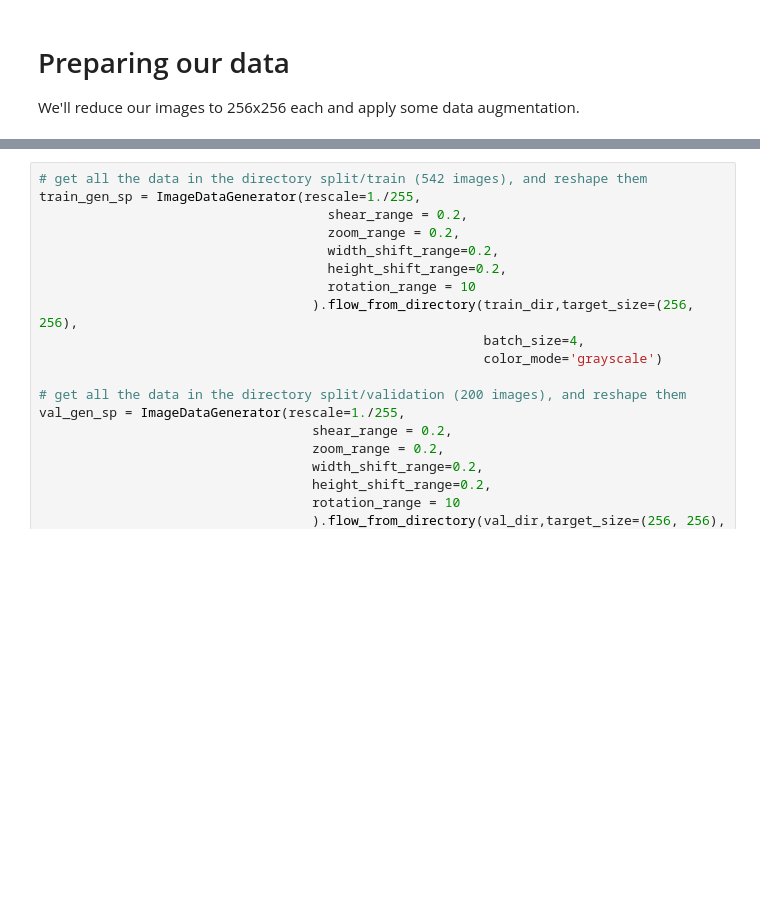
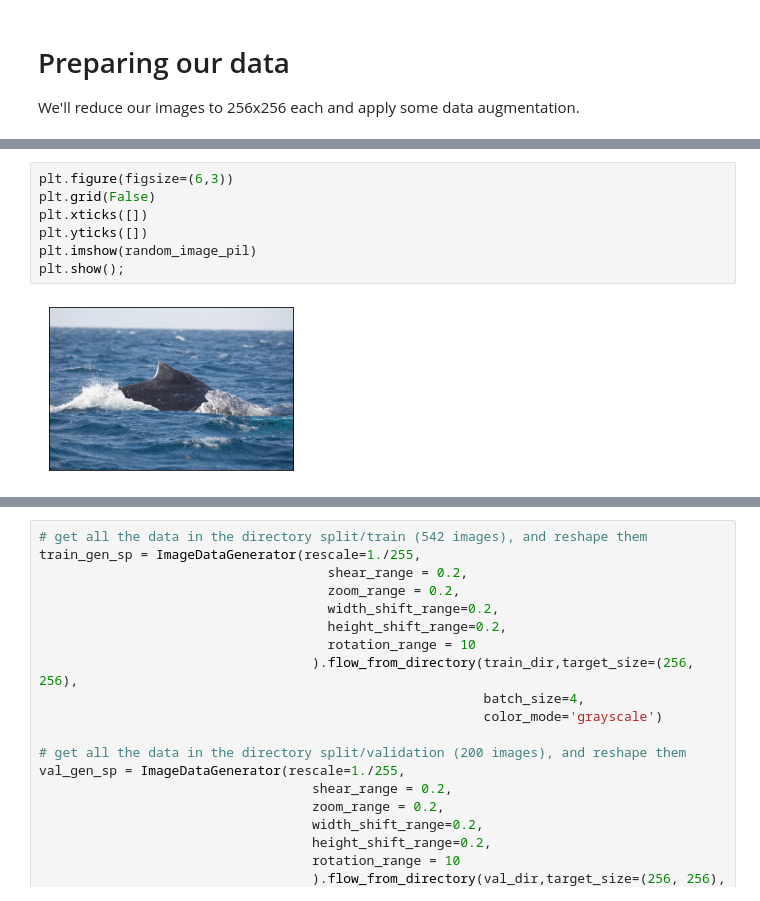
Before and after one commit to snakeeyes021/happywhale, a Jupyter notebook: initial-setup-final.ipynb, the cells around one changed output, grey strips where cells are left out. Saved outputs shown, nothing was run; the diff lists cells and outputs as text; blank space fills up the shorter version.

```diff
--- a/initial-setup-final.ipynb
+++ b/initial-setup-final.ipynb
@@ -257,0 +509,9 @@ Epoch 2/2
+# %%
+plt.figure(figsize=(6,3))
+plt.grid(False)
+plt.xticks([])
+plt.yticks([])
+plt.imshow(random_image_pil)
+plt.show();
+# %% [output]
+[figure, added]
```
Also changed, not shown: parts of 32 cells of this notebook, 1 other file.
